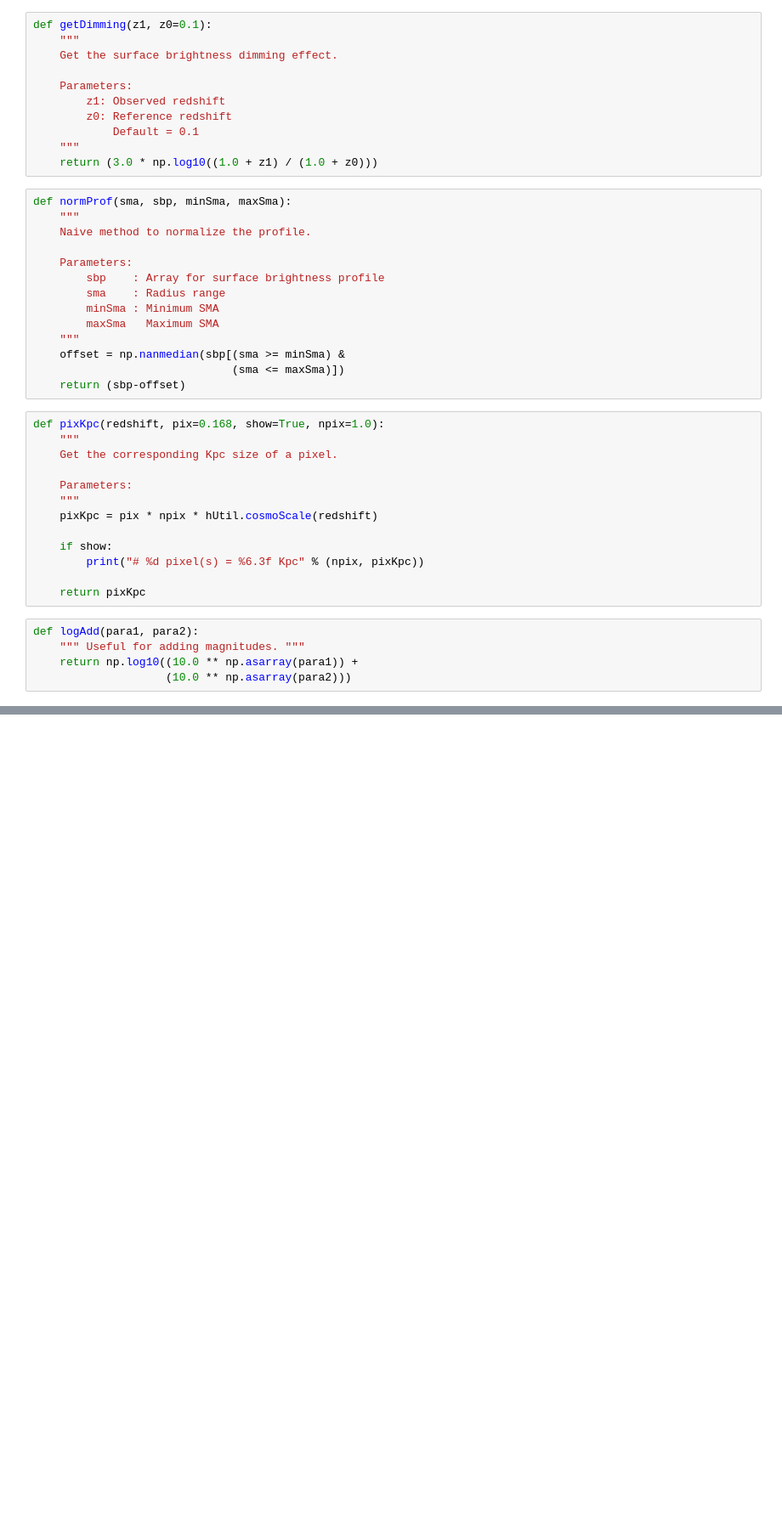
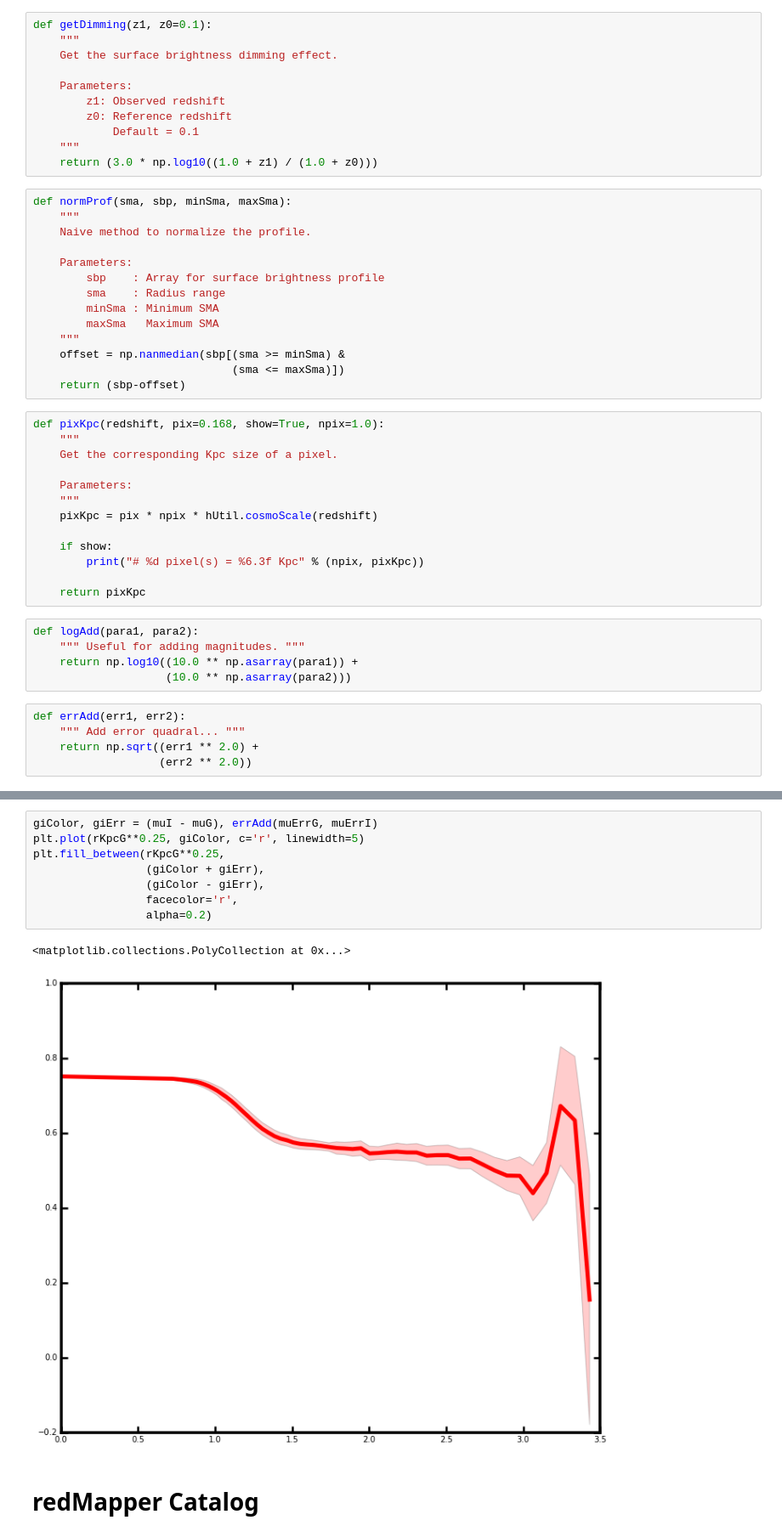
Before and after one commit to dr-guangtou/hsc_redbcg, a Jupyter notebook: note/coaddCutoutSbp.ipynb, the cells around one changed output, grey strips where cells are left out. Shown at 85% size. Cells and saved outputs as stored; diff of their text form; blank space fills up the shorter version.

```diff
--- a/note/coaddCutoutSbp.ipynb
+++ b/note/coaddCutoutSbp.ipynb
@@ -100,3 +171,8 @@ def logAdd(para1, para2):
     """ Useful for adding magnitudes. """
     return np.log10((10.0 ** np.asarray(para1)) +
                     (10.0 ** np.asarray(para2)))
+# %%
+def errAdd(err1, err2):
+    """ Add error quadral... """
+    return np.sqrt((err1 ** 2.0) +
+                   (err2 ** 2.0))
@@ -102,0 +486,13 @@ def logAdd(para1, para2):
+# %%
+giColor, giErr = (muI - muG), errAdd(muErrG, muErrI)
+plt.plot(rKpcG**0.25, giColor, c='r', linewidth=5)
+plt.fill_between(rKpcG**0.25,
+                 (giColor + giErr),
+                 (giColor - giErr),
+                 facecolor='r',
+                 alpha=0.2)
+# %% [output]
+<matplotlib.collections.PolyCollection at 0x...>
+[figure, added]
+# %% [markdown]
+# redMapper Catalog
```
Also changed, not shown: parts of 40 cells of this notebook.
